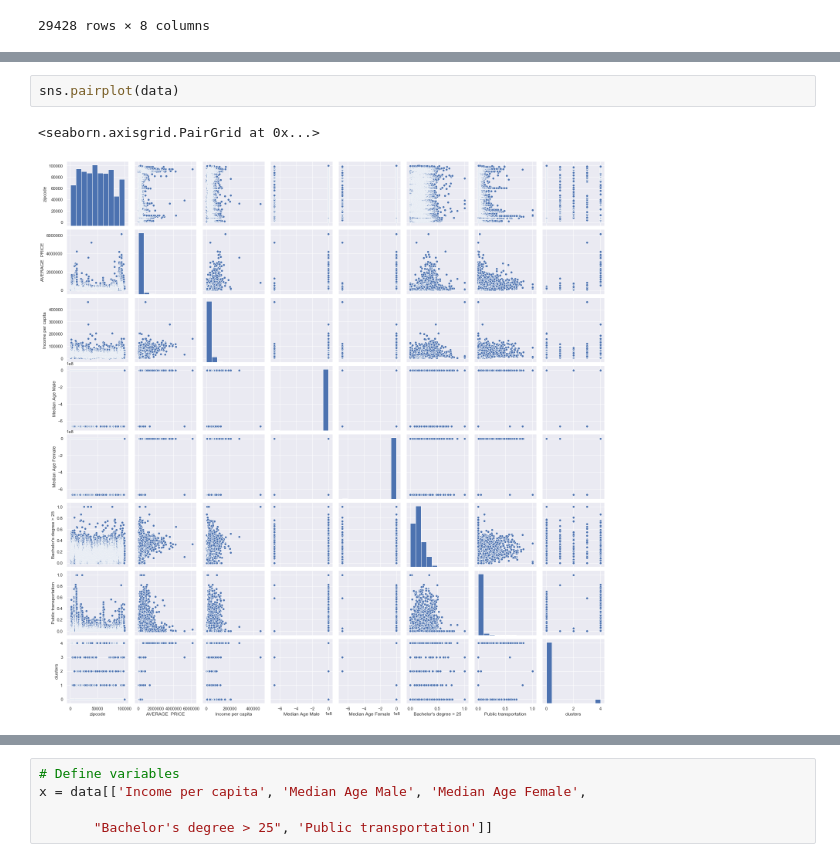
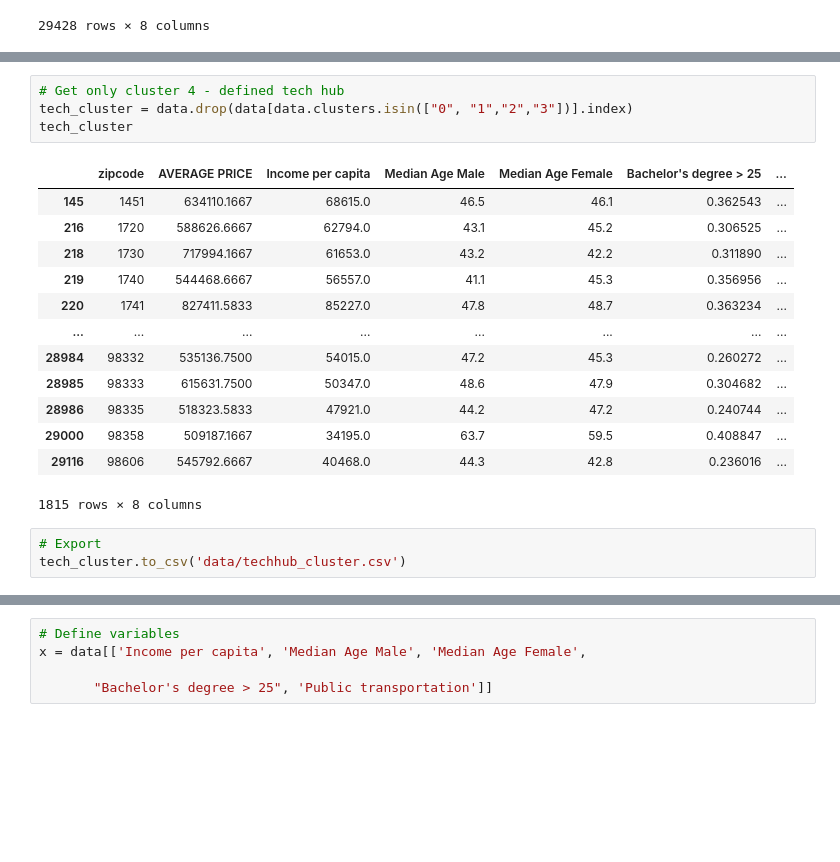
Before and after one commit to joshcoronel/machine-learning-tech-hubs, a Jupyter notebook: models/Logistic_Regression.ipynb, the cells around one changed output, grey strips where cells are left out. Saved outputs shown, nothing was run; the diff lists cells and outputs as text; blank space fills up the shorter version.

```diff
--- a/models/Logistic_Regression.ipynb
+++ b/models/Logistic_Regression.ipynb
@@ -46,5 +28,21 @@ memory usage: 1.8 MB
-# %%
-sns.pairplot(data)
-# %% [output]
-<seaborn.axisgrid.PairGrid at 0x...>
-[figure, removed]
+# %%
+# Get only cluster 4 - defined tech hub
+tech_cluster = data.drop(data[data.clusters.isin(["0", "1","2","3"])].index)
+tech_cluster
+# %% [output]
+|  | zipcode | AVERAGE PRICE | Income per capita | Median Age Male | Median Age Female | Bachelor's degree > 25 | ... |
+| 145 | 1451 | 634110.1667 | 68615.0 | 46.5 | 46.1 | 0.362543 | ... |
+| 216 | 1720 | 588626.6667 | 62794.0 | 43.1 | 45.2 | 0.306525 | ... |
+| 218 | 1730 | 717994.1667 | 61653.0 | 43.2 | 42.2 | 0.311890 | ... |
+| 219 | 1740 | 544468.6667 | 56557.0 | 41.1 | 45.3 | 0.356956 | ... |
+| 220 | 1741 | 827411.5833 | 85227.0 | 47.8 | 48.7 | 0.363234 | ... |
+| ... | ... | ... | ... | ... | ... | ... | ... |
+| 28984 | 98332 | 535136.7500 | 54015.0 | 47.2 | 45.3 | 0.260272 | ... |
+| 28985 | 98333 | 615631.7500 | 50347.0 | 48.6 | 47.9 | 0.304682 | ... |
+| 28986 | 98335 | 518323.5833 | 47921.0 | 44.2 | 47.2 | 0.240744 | ... |
+| 29000 | 98358 | 509187.1667 | 34195.0 | 63.7 | 59.5 | 0.408847 | ... |
+| 29116 | 98606 | 545792.6667 | 40468.0 | 44.3 | 42.8 | 0.236016 | ... |
+1815 rows × 8 columns
+# %%
+# Export
+tech_cluster.to_csv('data/techhub_cluster.csv')
```
Also changed, not shown: parts of 5 cells of this notebook, 2 other files.
